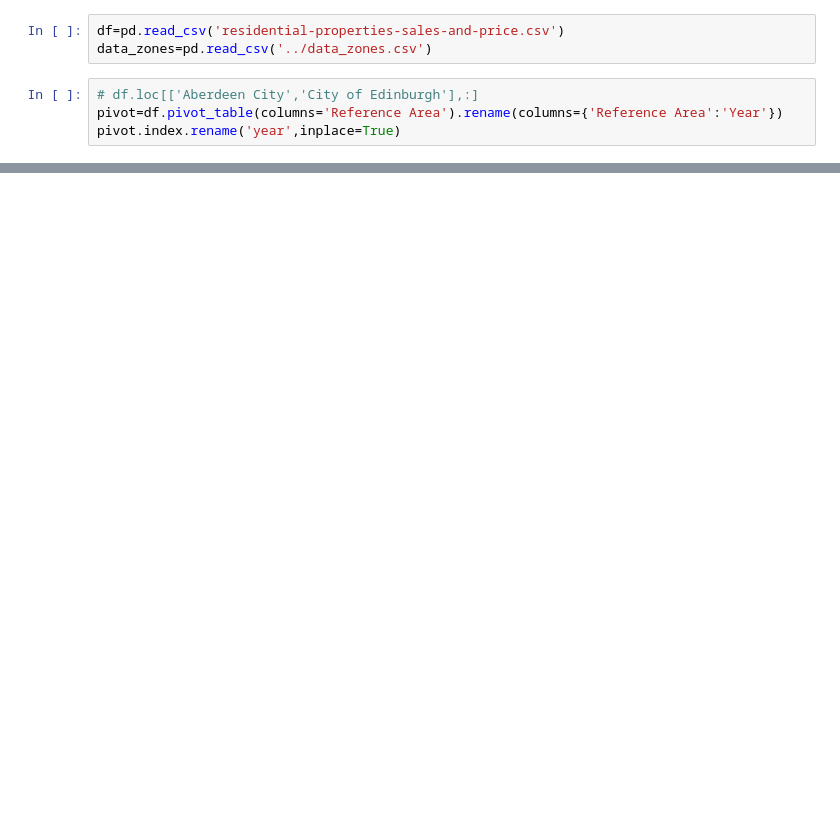
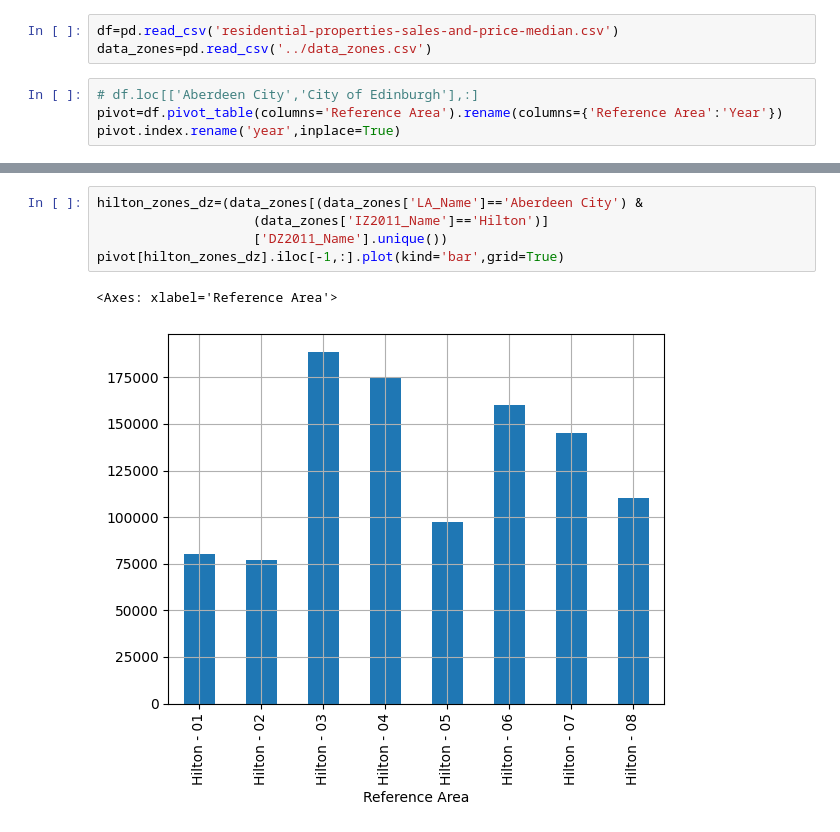
Before and after one commit to ManuelJua/aberdeen_data, a Jupyter notebook: sales_properties/price_property_analysis.ipynb, the cells around one changed output, grey strips where cells are left out. Cells and saved outputs as stored; diff of their text form; blank space fills up the shorter version.

```diff
--- a/sales_properties/price_property_analysis.ipynb
+++ b/sales_properties/price_property_analysis.ipynb
@@ -2,7 +2,7 @@
 import pandas as pd
 import matplotlib.pyplot as plt
 # %%
-df=pd.read_csv('residential-properties-sales-and-price.csv')
+df=pd.read_csv('residential-properties-sales-and-price-median.csv')
 data_zones=pd.read_csv('../data_zones.csv')
 # %%
 # df.loc[['Aberdeen City','City of Edinburgh'],:]
@@ -15,3 +15,11 @@ last_year.sort_values().plot(kind='barh',figsize=(10,10))
 plt.grid()
 # %% [output]
 [figure]
+# %%
+hilton_zones_dz=(data_zones[(data_zones['LA_Name']=='Aberdeen City') &
+                    (data_zones['IZ2011_Name']=='Hilton')]
+                    ['DZ2011_Name'].unique())
+pivot[hilton_zones_dz].iloc[-1,:].plot(kind='bar',grid=True)
+# %% [output]
+<Axes: xlabel='Reference Area'>
+[figure, added]
```
Also changed, not shown: parts of 2 cells of this notebook, 4 other files.
